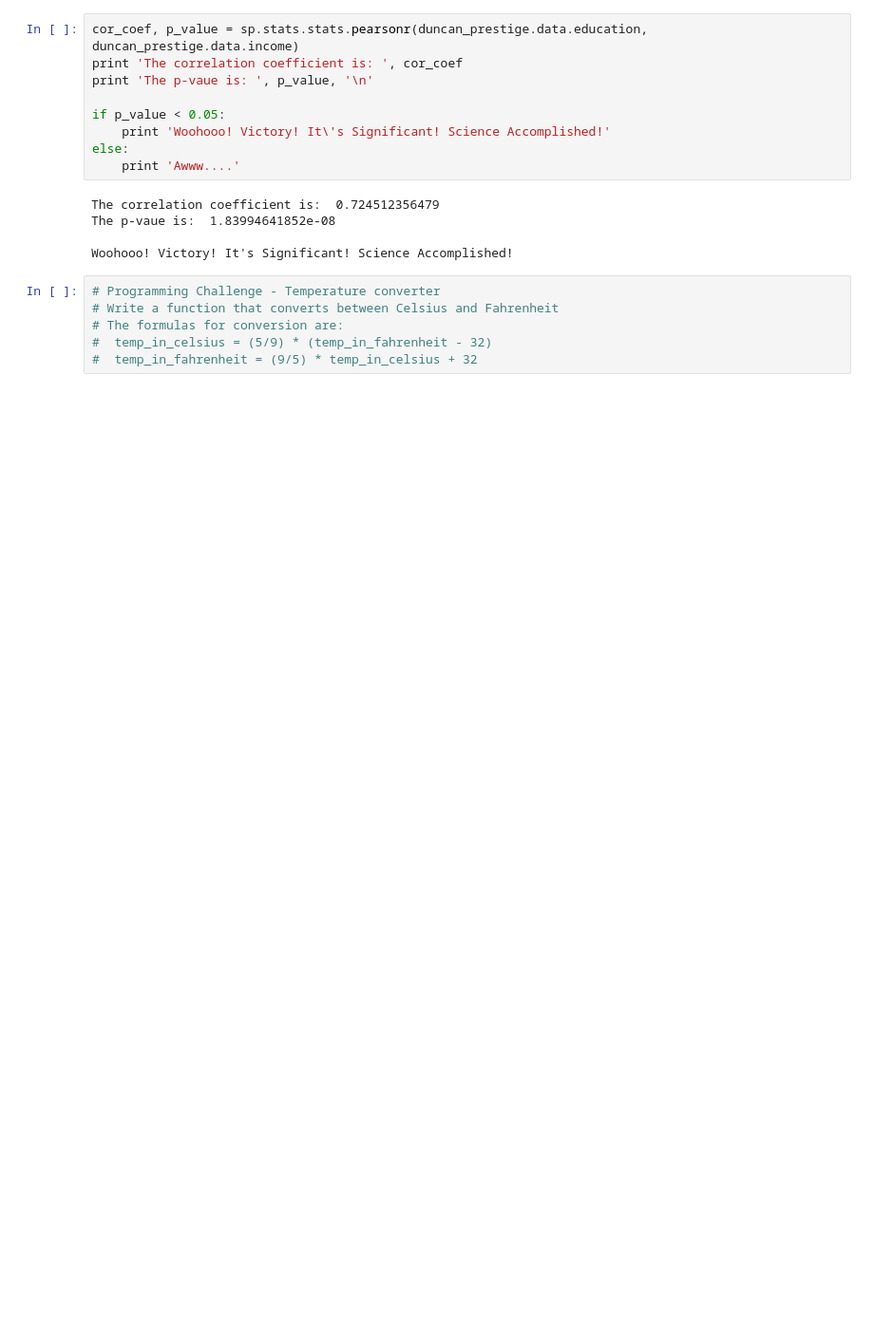
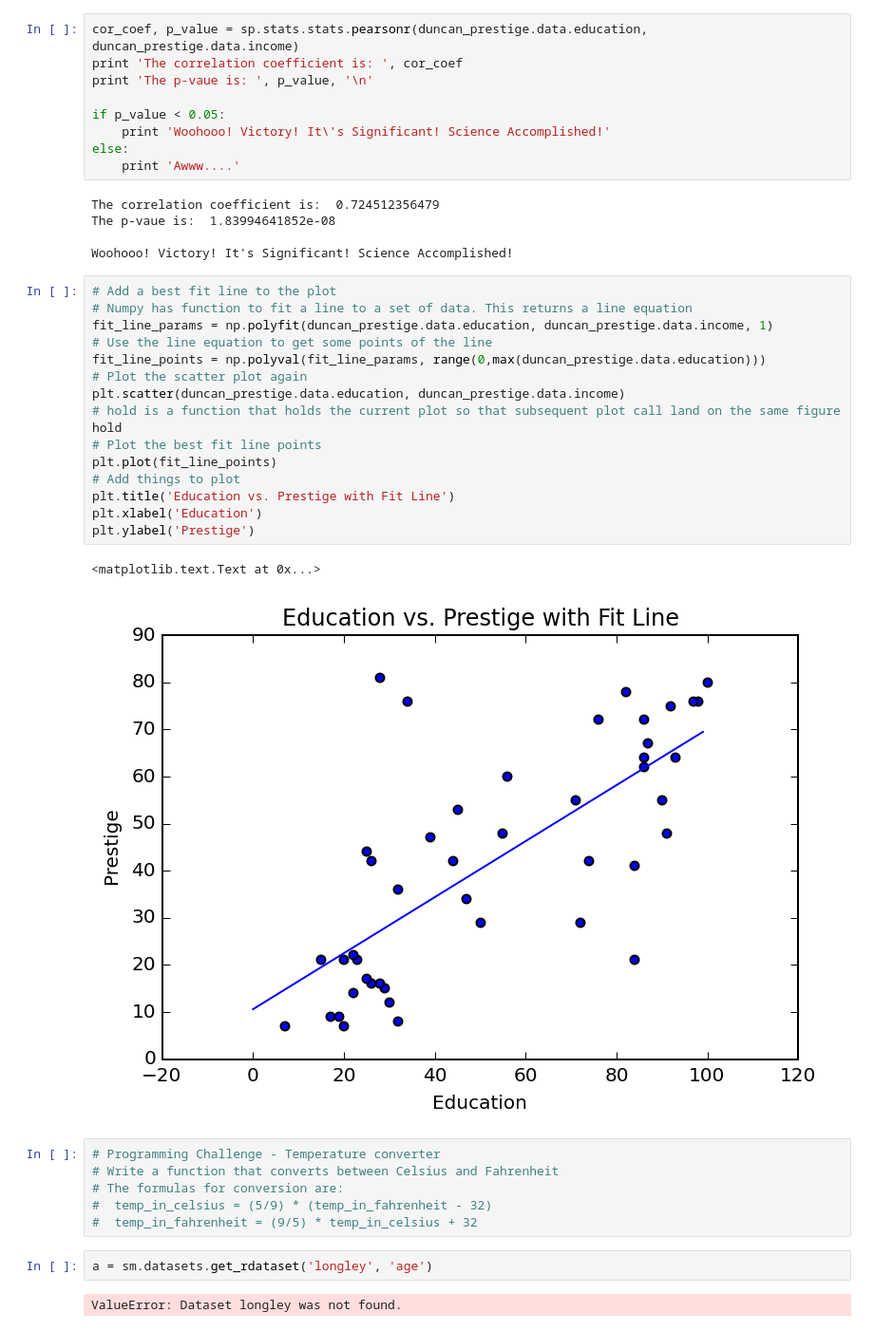
Before and after one commit to lcurley/polite-squirrel, a Jupyter notebook: Bootcamp/Bootcamp_Advanced.ipynb, the cells around one changed output. Shown at 95% size. Drawn from its saved outputs; the diff is of its cells as text; blank space fills up the shorter version.

Commit message:
Added best fit line

```diff
--- a/Bootcamp/Bootcamp_Advanced.ipynb
+++ b/Bootcamp/Bootcamp_Advanced.ipynb
@@ -188,9 +168,32 @@ The correlation coefficient is:  0.724512356479
 The p-vaue is:  1.83994641852e-08
 
 Woohooo! Victory! It's Significant! Science Accomplished!
+# %%
+# Add a best fit line to the plot
+# Numpy has function to fit a line to a set of data. This returns a line equation
+fit_line_params = np.polyfit(duncan_prestige.data.education, duncan_prestige.data.income, 1)
+# Use the line equation to get some points of the line
+fit_line_points = np.polyval(fit_line_params, range(0,max(duncan_prestige.data.education)))
+# Plot the scatter plot again
+plt.scatter(duncan_prestige.data.education, duncan_prestige.data.income)
+# hold is a function that holds the current plot so that subsequent plot call land on the same figure
+hold
+# Plot the best fit line points
+plt.plot(fit_line_points)
+# Add things to plot
+plt.title('Education vs. Prestige with Fit Line')
+plt.xlabel('Education')
+plt.ylabel('Prestige')
+# %% [output]
+<matplotlib.text.Text at 0x...>
+[figure, added]
 # %%
 # Programming Challenge - Temperature converter
 # Write a function that converts between Celsius and Fahrenheit
 # The formulas for conversion are:
 #  temp_in_celsius = (5/9) * (temp_in_fahrenheit - 32)
 #  temp_in_fahrenheit = (9/5) * temp_in_celsius + 32
+# %%
+a = sm.datasets.get_rdataset('longley', 'age')
+# %% [output]
+ValueError: Dataset longley was not found.
```
Also changed, not shown: parts of 3 cells of this notebook.
